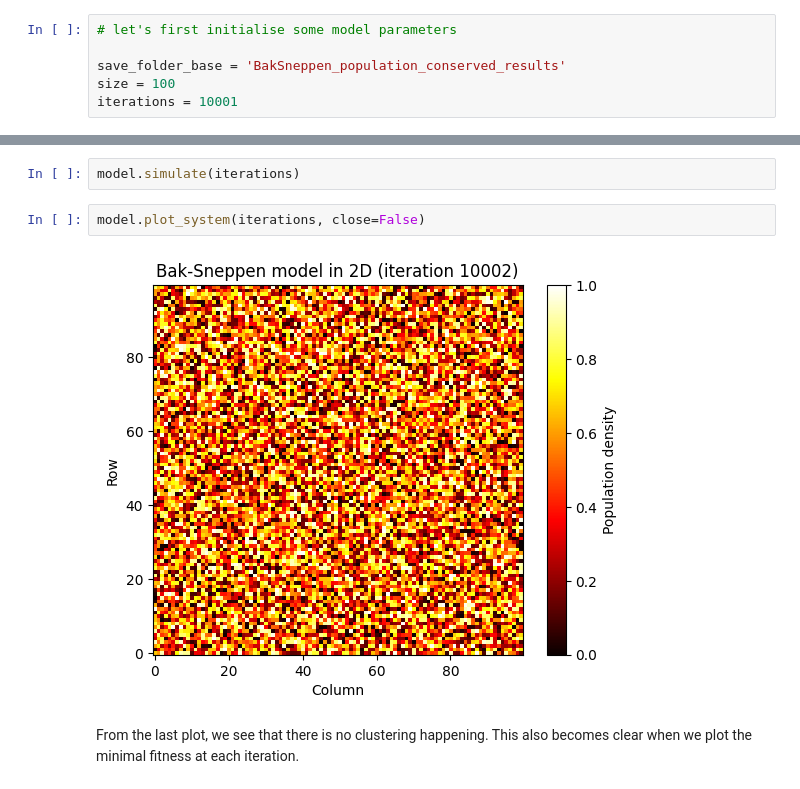
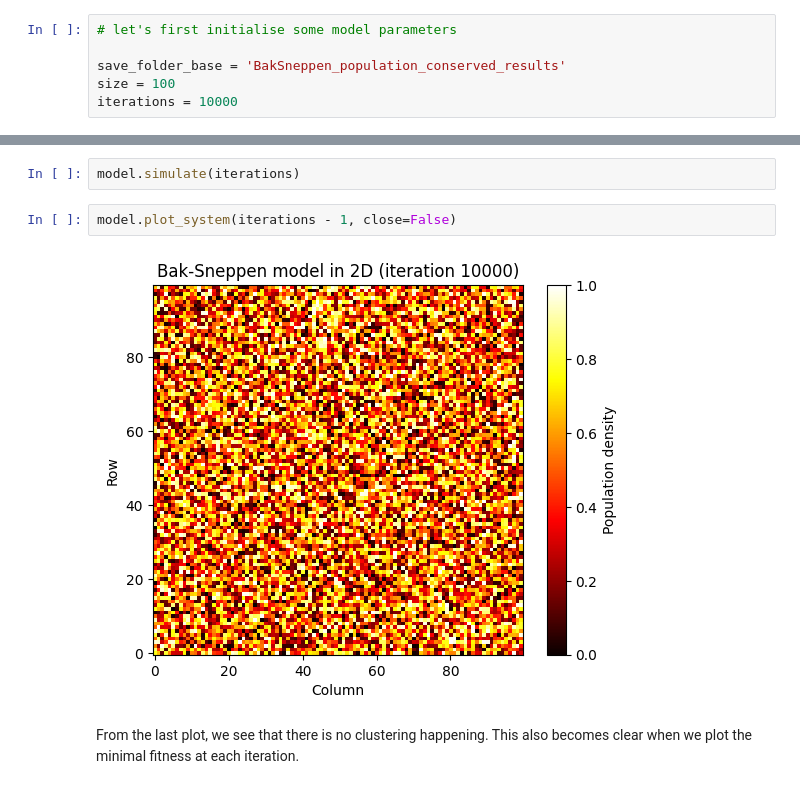
Before and after one commit to pmchrist/Urban-Architects, a Jupyter notebook: Bak-Sneppen/BakSneppen_Research.ipynb, the cells around one changed output, grey strips where cells are left out. Saved outputs shown, nothing was run; the diff lists cells and outputs as text.

```diff
--- a/Bak-Sneppen/BakSneppen_Research.ipynb
+++ b/Bak-Sneppen/BakSneppen_Research.ipynb
@@ -8,7 +9,7 @@ import os
 
 save_folder_base = 'BakSneppen_population_conserved_results'
 size = 100
-iterations = 10001
+iterations = 10000
 # %% [markdown]
 New densities in the Bak-Sneppen model are based on:
 - the local density (current cell value)
@@ -40,9 +41,9 @@ model = BakSneppen2D_ConservedPopulation(size, save_folder, alpha, beta, gamma,
 # %%
 model.simulate(iterations)
 # %%
-model.plot_system(iterations, close=False)
+model.plot_system(iterations - 1, close=False)
 # %% [output]
-[figure, old version]
+[figure, new version]
 # %% [markdown]
 From the last plot, we see that there is no clustering happening. This also becomes clear when we plot the minimal fitness at each iteration.
 # %%
```
Also changed, not shown: parts of 37 cells of this notebook, 2 other files.
